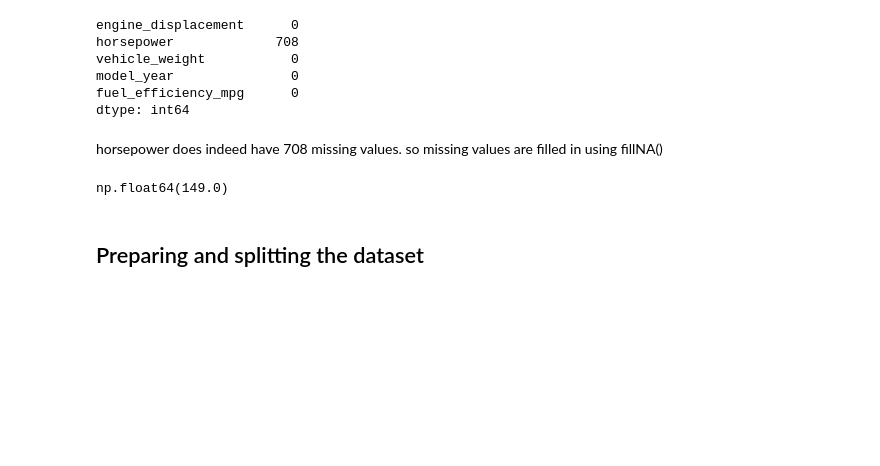
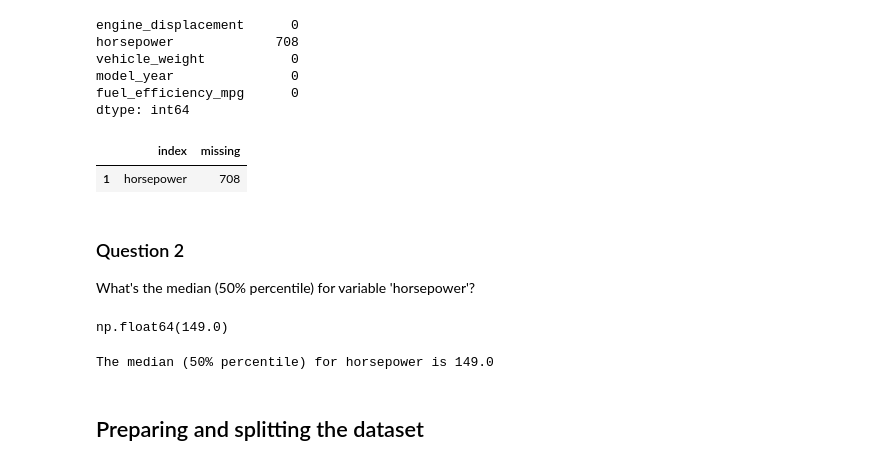
Before and after one commit to Acbyke/ML_zoomcamp_tasks, a Jupyter notebook: 02_regression/Reg_model_CarFuel_Eff.ipynb, the cells around one changed output. Drawn from its saved outputs; the diff is of its cells as text; code cells hidden in the pictures; blank space fills up the shorter version.

```diff
--- a/02_regression/Reg_model_CarFuel_Eff.ipynb
+++ b/02_regression/Reg_model_CarFuel_Eff.ipynb
@@ -54,8 +88,17 @@ vehicle_weight           0
 model_year               0
 fuel_efficiency_mpg      0
 dtype: int64
-# %% [markdown]
-horsepower does indeed have 708 missing values. so missing values are filled in using fillNA()
+# %%
+#Perhaps a better alternatively
+
+(df.isnull().sum().reset_index(name="missing").query("missing > 0"))
+# %% [output]
+|  | index | missing |
+| 1 | horsepower | 708 |
+# %% [markdown]
+### Question 2
+
+What's the median (50% percentile) for variable 'horsepower'?
 # %%
 # checking for the median horse power
 
@@ -63,6 +106,10 @@ median_hp = df['horsepower'].median()
 median_hp
 # %% [output]
 np.float64(149.0)
+# %%
+print(f"The median (50% percentile) for horsepower is {df.horsepower.median()}")
+# %% [output]
+The median (50% percentile) for horsepower is 149.0
 # %% [markdown]
 ## Preparing and splitting the dataset
 # %% [markdown]
```
Also changed, not shown: parts of 9 cells of this notebook.
